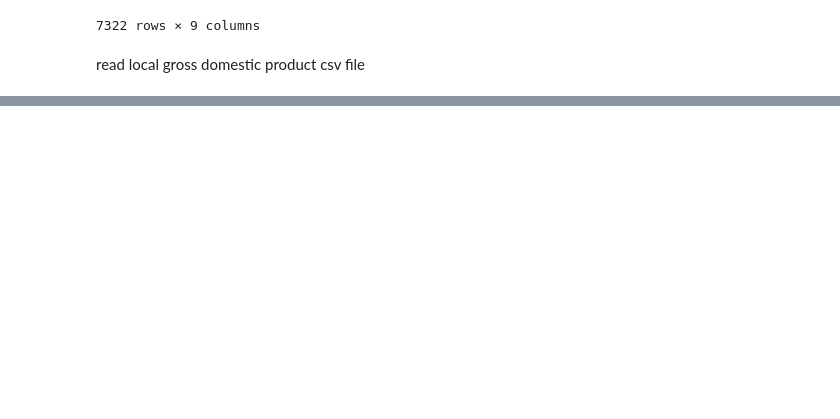
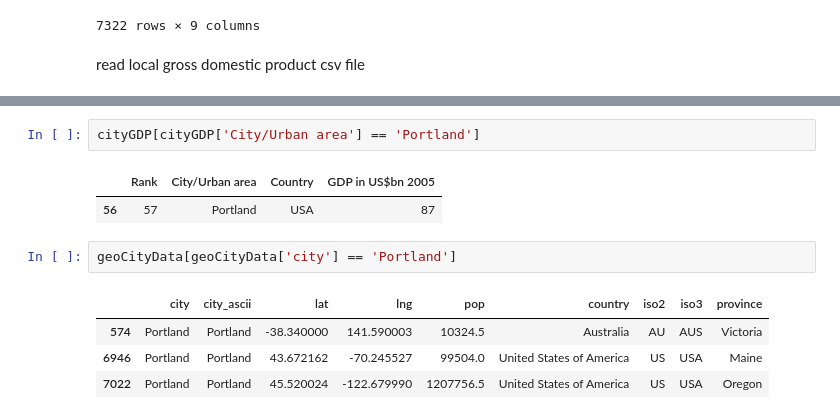
Before and after one commit to pletzer/jupyterMoons, a Jupyter notebook: GDPvsLatitude.ipynb, the cells around one changed output, grey strips where cells are left out. Saved outputs shown, nothing was run; the diff lists cells and outputs as text; blank space fills up the shorter version.

```diff
--- a/GDPvsLatitude.ipynb
+++ b/GDPvsLatitude.ipynb
@@ -35,0 +115,12 @@ NameError: name 'pandas' is not defined
+# %%
+cityGDP[cityGDP['City/Urban area'] == 'Portland']
+# %% [output]
+|  | Rank | City/Urban area | Country | GDP in US$bn 2005 |
+| 56 | 57 | Portland | USA | 87 |
+# %%
+geoCityData[geoCityData['city'] == 'Portland']
+# %% [output]
+|  | city | city_ascii | lat | lng | pop | country | iso2 | iso3 | province |
+| 574 | Portland | Portland | -38.340000 | 141.590003 | 10324.5 | Australia | AU | AUS | Victoria |
+| 6946 | Portland | Portland | 43.672162 | -70.245527 | 99504.0 | United States of America | US | USA | Maine |
+| 7022 | Portland | Portland | 45.520024 | -122.679990 | 1207756.5 | United States of America | US | USA | Oregon |
```
Also changed, not shown: parts of 9 cells of this notebook, 1 other file.
